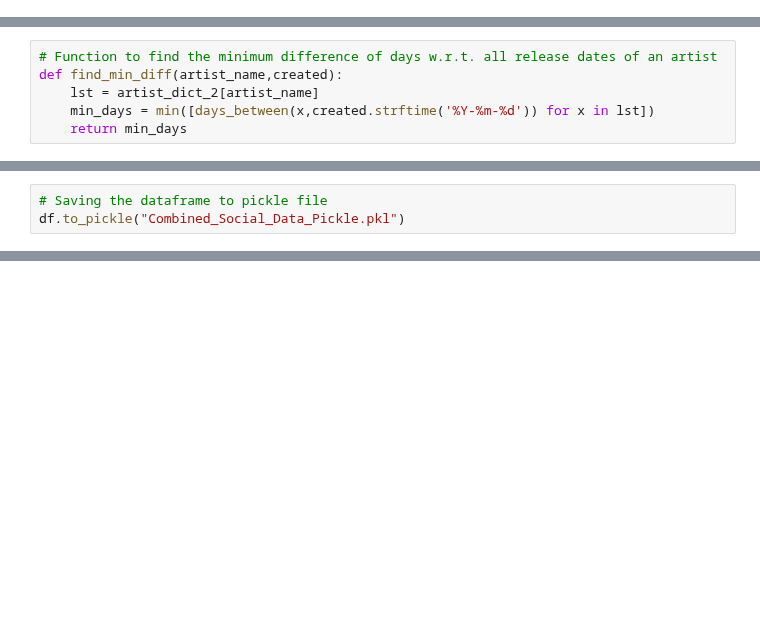
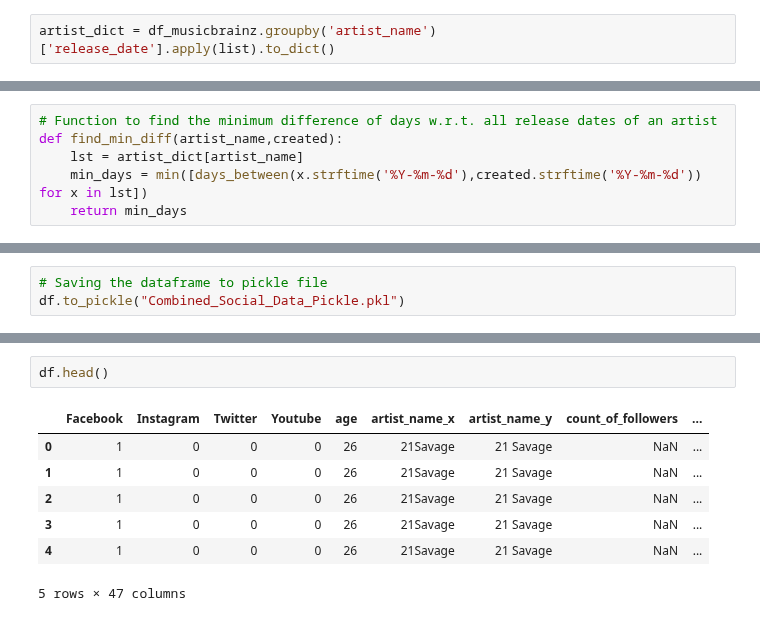
Before and after one commit to ghazalerfani/SocialMedia-Music, a Jupyter notebook: Combined_Social_Data_Final.ipynb, the cells around one changed output, grey strips where cells are left out. Saved outputs shown, nothing was run; the diff lists cells and outputs as text; blank space fills up the shorter version.

```diff
--- a/Combined_Social_Data_Final.ipynb
+++ b/Combined_Social_Data_Final.ipynb
@@ -275,5 +284,7 @@ df_musicbrainz = df_musicbrainz[df_musicbrainz['release_date'] > datetime.date(2
 # %%
 # Convert master data 'created' column to datetime for date comparisons
 df['created'] = pd.to_datetime(df['created'])
+# %%
+artist_dict = df_musicbrainz.groupby('artist_name')['release_date'].apply(list).to_dict()
 # %%
 # Function to find days between 2 datetimes
@@ -284,8 +296,8 @@ def days_between(d1, d2):
 # %%
 # Function to find the minimum difference of days w.r.t. all release dates of an artist
 def find_min_diff(artist_name,created):
-    lst = artist_dict_2[artist_name]
-    min_days = min([days_between(x,created.strftime('%Y-%m-%d')) for x in lst])
+    lst = artist_dict[artist_name]
+    min_days = min([days_between(x.strftime('%Y-%m-%d'),created.strftime('%Y-%m-%d')) for x in lst])
     return min_days
 # %%
 # Calculating the number of days to track release
@@ -303,0 +326,10 @@ df.shape
+# %%
+df.head()
+# %% [output]
+|  | Facebook | Instagram | Twitter | Youtube | age | artist_name_x | artist_name_y | count_of_followers | ... |
+| 0 | 1 | 0 | 0 | 0 | 26 | 21Savage | 21 Savage | NaN | ... |
+| 1 | 1 | 0 | 0 | 0 | 26 | 21Savage | 21 Savage | NaN | ... |
+| 2 | 1 | 0 | 0 | 0 | 26 | 21Savage | 21 Savage | NaN | ... |
+| 3 | 1 | 0 | 0 | 0 | 26 | 21Savage | 21 Savage | NaN | ... |
+| 4 | 1 | 0 | 0 | 0 | 26 | 21Savage | 21 Savage | NaN | ... |
+5 rows × 47 columns
```
Also changed, not shown: parts of 21 cells of this notebook.
